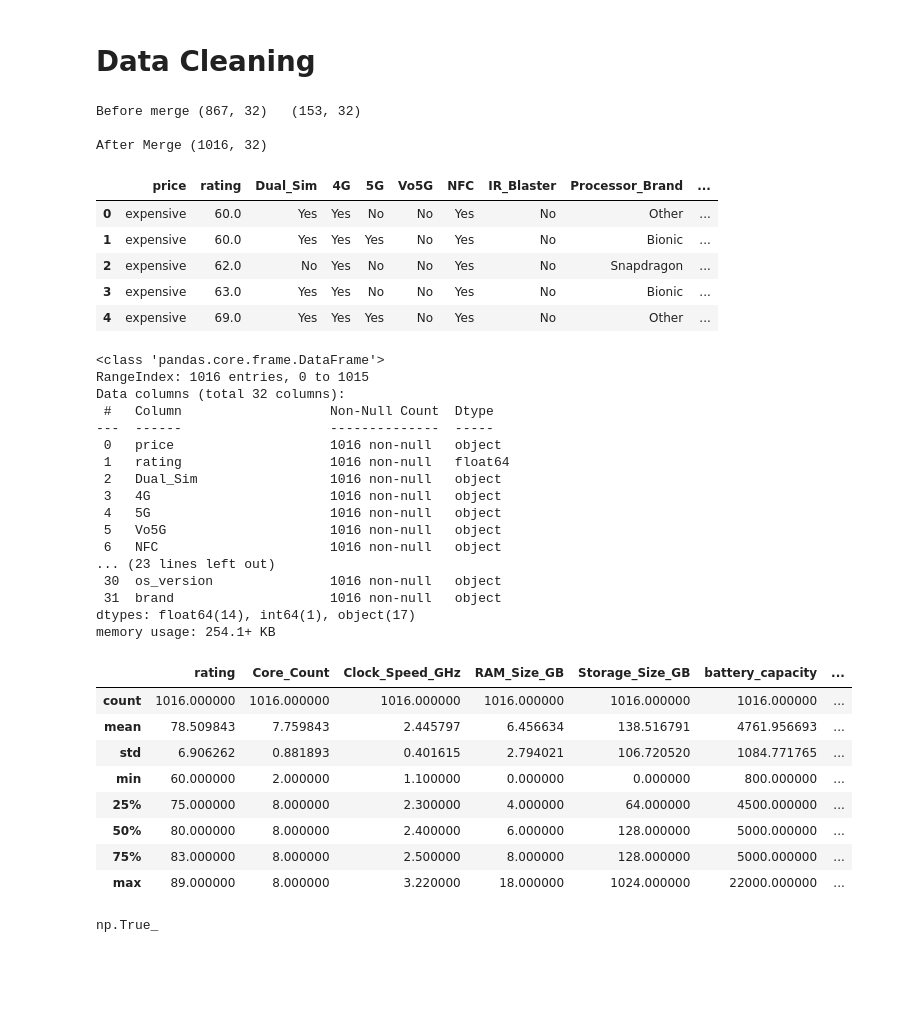
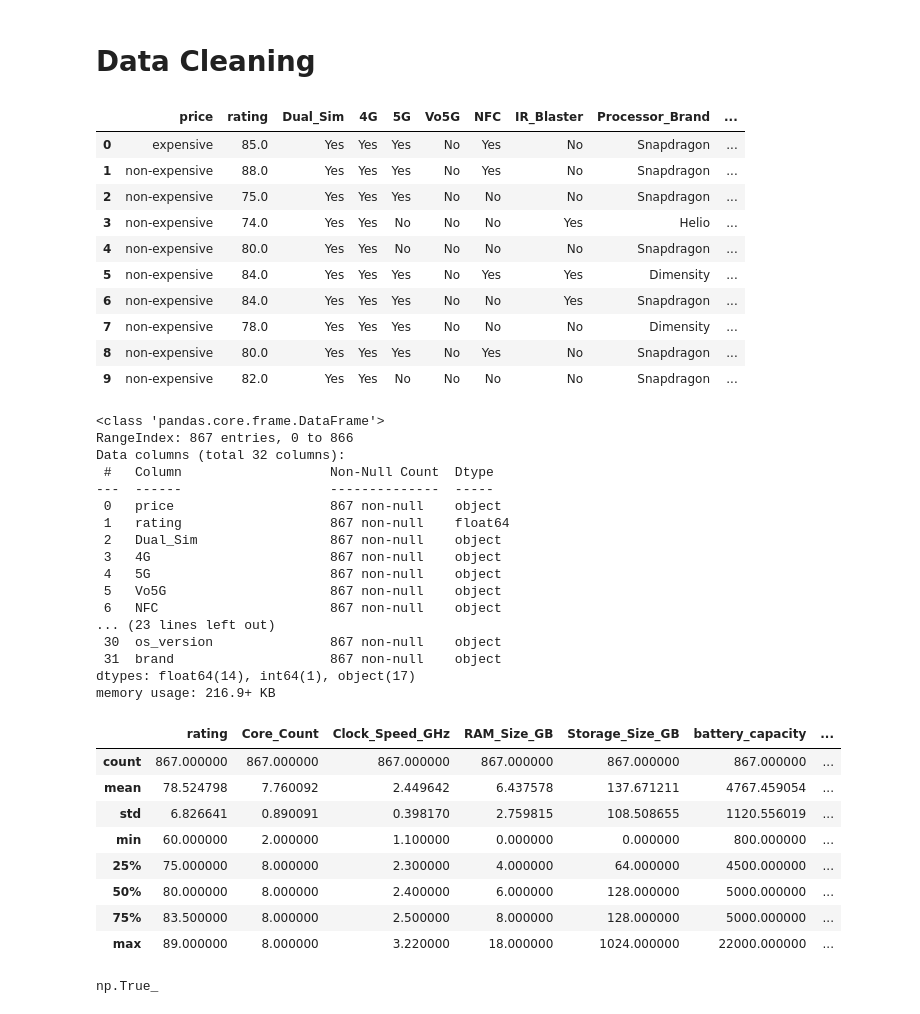
Before and after one commit to yousefsamir19/smartphone-price-classification, a Jupyter notebook: Smart Phone Prices Prediction/smartphone-price-classification.ipynb, the cells around one changed output. Drawn from its saved outputs; the diff is of its cells as text; code cells hidden in the pictures; blank space fills up the shorter version.

```diff
--- a/Smart Phone Prices Prediction/smartphone-price-classification.ipynb
+++ b/Smart Phone Prices Prediction/smartphone-price-classification.ipynb
@@ -8,62 +8,57 @@ import matplotlib.pyplot as plt
 import seaborn as sns
 # %%
 # Load the dataset
-df_train= pd.read_csv("train.csv")
-df_test = pd.read_csv("test.csv")
-
-# Merge the test and trian csv files
-print("Before Merge", df_train.shape, " ", df_test.shape, "\n")
-df = pd.merge(df_train, df_test, how="outer")
-print("After Merge",df.shape)
+df = pd.read_csv("train.csv")
-# %% [output]
-Before merge (867, 32)   (153, 32)
-
-After Merge (1016, 32)
 # %%
 # Explore the dataset (info, describe, value_counts, EDA)
-pd.set_option("display.max_columns", 500)
-pd.set_option("display.max_rows", 500)
-df.head()
+pd.set_option("display.max_columns",500)
+pd.set_option("display.max_rows",500)
+df.head(10)
 # %% [output]
 |  | price | rating | Dual_Sim | 4G | 5G | Vo5G | NFC | IR_Blaster | Processor_Brand | ... |
-| 0 | expensive | 60.0 | Yes | Yes | No | No | Yes | No | Other | ... |
-| 1 | expensive | 60.0 | Yes | Yes | Yes | No | Yes | No | Bionic | ... |
-| 2 | expensive | 62.0 | No | Yes | No | No | Yes | No | Snapdragon | ... |
-| 3 | expensive | 63.0 | Yes | Yes | No | No | Yes | No | Bionic | ... |
-| 4 | expensive | 69.0 | Yes | Yes | Yes | No | Yes | No | Other | ... |
+| 0 | expensive | 85.0 | Yes | Yes | Yes | No | Yes | No | Snapdragon | ... |
+| 1 | non-expensive | 88.0 | Yes | Yes | Yes | No | Yes | No | Snapdragon | ... |
+| 2 | non-expensive | 75.0 | Yes | Yes | Yes | No | No | No | Snapdragon | ... |
+| 3 | non-expensive | 74.0 | Yes | Yes | No | No | No | Yes | Helio | ... |
+| 4 | non-expensive | 80.0 | Yes | Yes | No | No | No | No | Snapdragon | ... |
+| 5 | non-expensive | 84.0 | Yes | Yes | Yes | No | Yes | Yes | Dimensity | ... |
+| 6 | non-expensive | 84.0 | Yes | Yes | Yes | No | No | Yes | Snapdragon | ... |
+| 7 | non-expensive | 78.0 | Yes | Yes | Yes | No | No | No | Dimensity | ... |
+| 8 | non-expensive | 80.0 | Yes | Yes | Yes | No | Yes | No | Snapdragon | ... |
+| 9 | non-expensive | 82.0 | Yes | Yes | No | No | No | No | Snapdragon | ... |
 # %%
 df.columns = df.columns.str.strip().str.replace(" ", "_")
 # %%
 df.info()
 # %% [output]
 <class 'pandas.core.frame.DataFrame'>
-RangeIndex: 1016 entries, 0 to 1015
+RangeIndex: 867 entries, 0 to 866
 Data columns (total 32 columns):
  #   Column                   Non-Null Count  Dtype
 ---  ------                   --------------  -----
- 0   price                    1016 non-null   object
- 1   rating                   1016 non-null   float64
- 2   Dual_Sim                 1016 non-null   object
- 3   4G                       1016 non-null   object
- 4   5G                       1016 non-null   object
- 5   Vo5G                     1016 non-null   object
- 6   NFC                      1016 non-null   object
+ 0   price                    867 non-null    object
+ 1   rating                   867 non-null    float64
+ 2   Dual_Sim                 867 non-null    object
+ 3   4G                       867 non-null    object
+ 4   5G                       867 non-null    object
+ 5   Vo5G                     867 non-null    object
+ 6   NFC                      867 non-null    object
 ... (23 lines left out)
- 30  os_version               1016 non-null   object
- 31  brand                    1016 non-null   object
+ 30  os_version               867 non-null    object
+ 31  brand                    867 non-null    object
 dtypes: float64(14), int64(1), object(17)
-memory usage: 254.1+ KB
+memory usage: 216.9+ KB
 # %%
 df.describe()
 # %% [output]
 |  | rating | Core_Count | Clock_Speed_GHz | RAM_Size_GB | Storage_Size_GB | battery_capacity | ... |
-| count | 1016.000000 | 1016.000000 | 1016.000000 | 1016.000000 | 1016.000000 | 1016.000000 | ... |
-| mean | 78.509843 | 7.759843 | 2.445797 | 6.456634 | 138.516791 | 4761.956693 | ... |
-| std | 6.906262 | 0.881893 | 0.401615 | 2.794021 | 106.720520 | 1084.771765 | ... |
+| count | 867.000000 | 867.000000 | 867.000000 | 867.000000 | 867.000000 | 867.000000 | ... |
+| mean | 78.524798 | 7.760092 | 2.449642 | 6.437578 | 137.671211 | 4767.459054 | ... |
+| std | 6.826641 | 0.890091 | 0.398170 | 2.759815 | 108.508655 | 1120.556019 | ... |
 | min | 60.000000 | 2.000000 | 1.100000 | 0.000000 | 0.000000 | 800.000000 | ... |
 | 25% | 75.000000 | 8.000000 | 2.300000 | 4.000000 | 64.000000 | 4500.000000 | ... |
 | 50% | 80.000000 | 8.000000 | 2.400000 | 6.000000 | 128.000000 | 5000.000000 | ... |
-| 75% | 83.000000 | 8.000000 | 2.500000 | 8.000000 | 128.000000 | 5000.000000 | ... |
+| 75% | 83.500000 | 8.000000 | 2.500000 | 8.000000 | 128.000000 | 5000.000000 | ... |
 | max | 89.000000 | 8.000000 | 3.220000 | 18.000000 | 1024.000000 | 22000.000000 | ... |
 # %%
 # Remove duplicate rows
```
Also changed, not shown: parts of 42 cells of this notebook.
